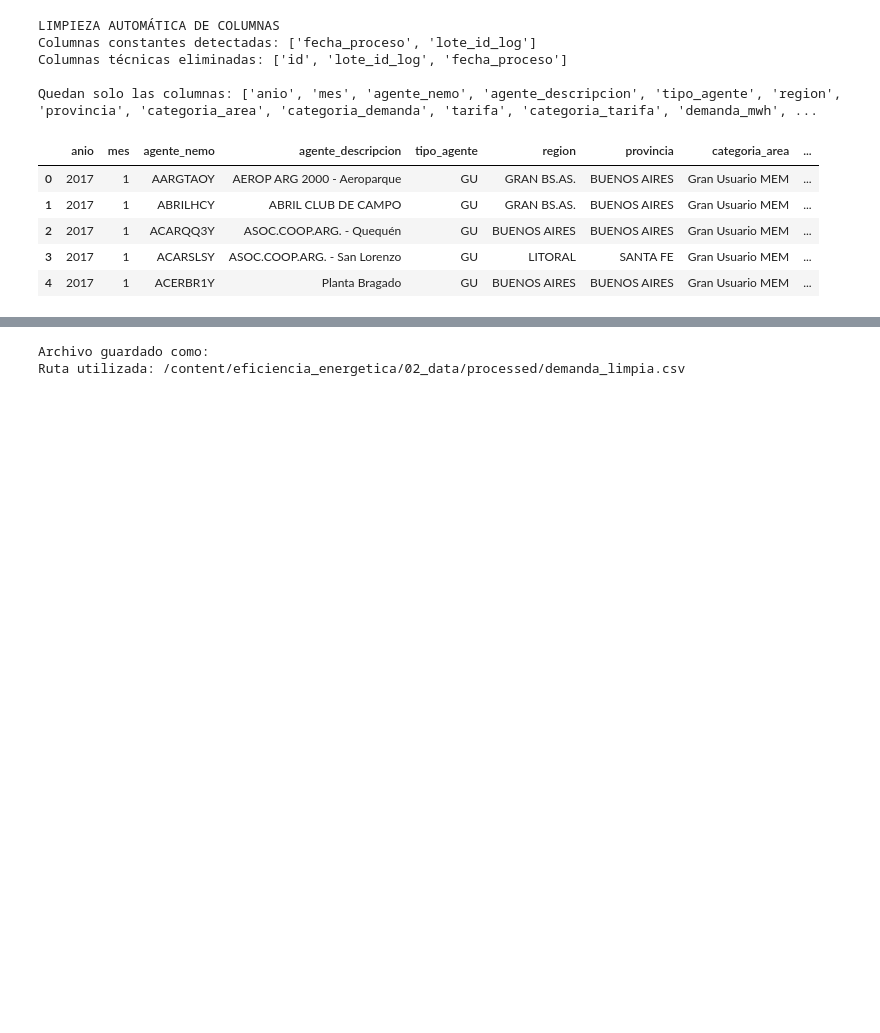
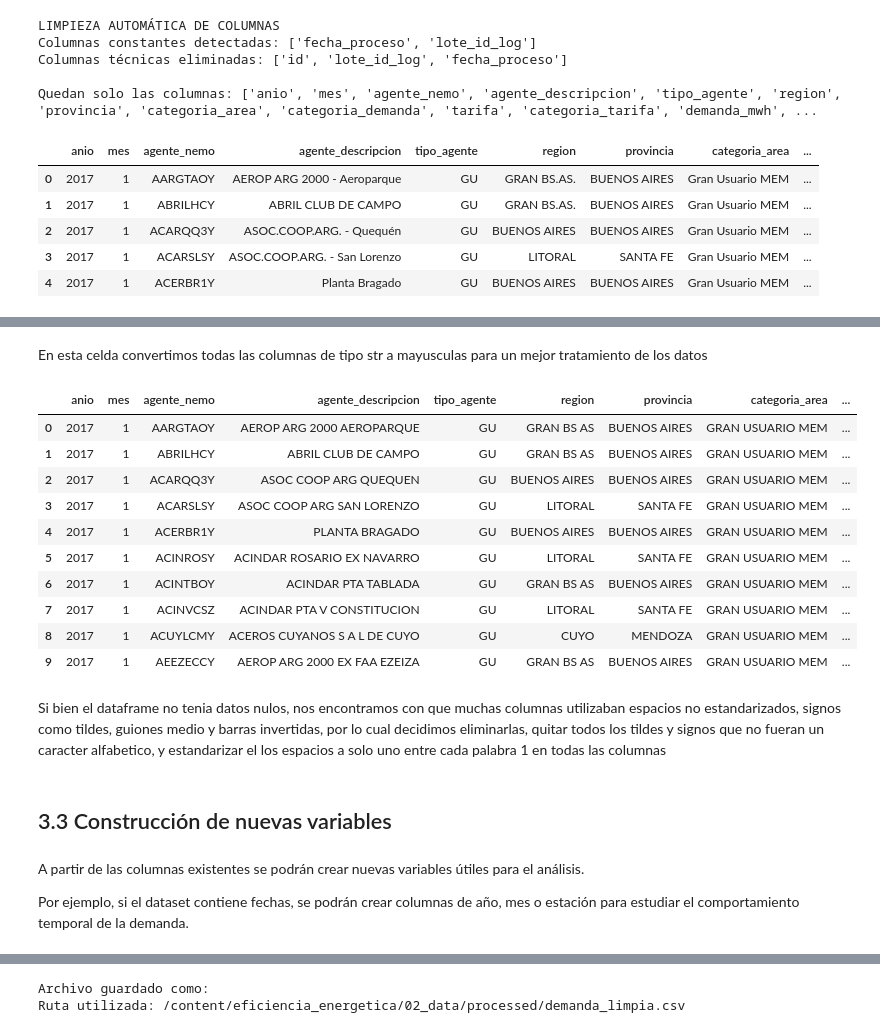
Before and after one commit to ju4n1t0x/eficiencia_energetica, a Jupyter notebook: 01_notebooks/TPI_Energia_CRISP_DM.ipynb, the cells around one changed output, grey strips where cells are left out. Cells and saved outputs as stored; diff of their text form; code cells hidden in the pictures; blank space fills up the shorter version.

```diff
--- a/01_notebooks/TPI_Energia_CRISP_DM.ipynb
+++ b/01_notebooks/TPI_Energia_CRISP_DM.ipynb
@@ -669,0 +755,37 @@ Quedan solo las columnas: ['anio', 'mes', 'agente_nemo', 'agente_descripcion', '
+# %% [markdown]
+En esta celda convertimos todas las columnas de tipo str a mayusculas para un mejor tratamiento de los datos
+# %%
+for col in columnas_upper:
+    if col in df_limpio.columns:
+        df_limpio[col] = (
+            df_limpio[col]
+            .astype(str)
+            .str.normalize('NFKD')  # Normaliza caracteres acentuados
+            .str.encode('ascii', errors='ignore')  # Elimina caracteres no ASCII
+            .str.decode('utf-8')  # Decodifica de nuevo a UTF-
+            .str.strip()
+            .str.replace(r'[\.\-\/]', ' ', regex=True)  # elimina ., -, /
+            .str.replace(r'\s+', ' ', regex=True)       # colapsa espacios
+        )
+
+df_limpio.head(10)
+# %% [output]
+|  | anio | mes | agente_nemo | agente_descripcion | tipo_agente | region | provincia | categoria_area | ... |
+| 0 | 2017 | 1 | AARGTAOY | AEROP ARG 2000 AEROPARQUE | GU | GRAN BS AS | BUENOS AIRES | GRAN USUARIO MEM | ... |
+| 1 | 2017 | 1 | ABRILHCY | ABRIL CLUB DE CAMPO | GU | GRAN BS AS | BUENOS AIRES | GRAN USUARIO MEM | ... |
+| 2 | 2017 | 1 | ACARQQ3Y | ASOC COOP ARG QUEQUEN | GU | BUENOS AIRES | BUENOS AIRES | GRAN USUARIO MEM | ... |
+| 3 | 2017 | 1 | ACARSLSY | ASOC COOP ARG SAN LORENZO | GU | LITORAL | SANTA FE | GRAN USUARIO MEM | ... |
+| 4 | 2017 | 1 | ACERBR1Y | PLANTA BRAGADO | GU | BUENOS AIRES | BUENOS AIRES | GRAN USUARIO MEM | ... |
+| 5 | 2017 | 1 | ACINROSY | ACINDAR ROSARIO EX NAVARRO | GU | LITORAL | SANTA FE | GRAN USUARIO MEM | ... |
+| 6 | 2017 | 1 | ACINTBOY | ACINDAR PTA TABLADA | GU | GRAN BS AS | BUENOS AIRES | GRAN USUARIO MEM | ... |
+| 7 | 2017 | 1 | ACINVCSZ | ACINDAR PTA V CONSTITUCION | GU | LITORAL | SANTA FE | GRAN USUARIO MEM | ... |
+| 8 | 2017 | 1 | ACUYLCMY | ACEROS CUYANOS S A L DE CUYO | GU | CUYO | MENDOZA | GRAN USUARIO MEM | ... |
+| 9 | 2017 | 1 | AEEZECCY | AEROP ARG 2000 EX FAA EZEIZA | GU | GRAN BS AS | BUENOS AIRES | GRAN USUARIO MEM | ... |
+# %% [markdown]
+Si bien el dataframe no tenia datos nulos, nos encontramos con que muchas columnas utilizaban espacios no estandarizados, signos como tildes, guiones medio y barras invertidas, por lo cual decidimos eliminarlas, quitar todos los tildes y signos que no fueran un caracter alfabetico, y estandarizar el los espacios a solo uno entre cada palabra 1 en todas las columnas
+# %% [markdown]
+## 3.3 Construcción de nuevas variables
+# %% [markdown]
+A partir de las columnas existentes se podrán crear nuevas variables útiles para el análisis.
+
+Por ejemplo, si el dataset contiene fechas, se podrán crear columnas de año, mes o estación para estudiar el comportamiento temporal de la demanda.
```
Also changed, not shown: parts of 62 cells of this notebook.
